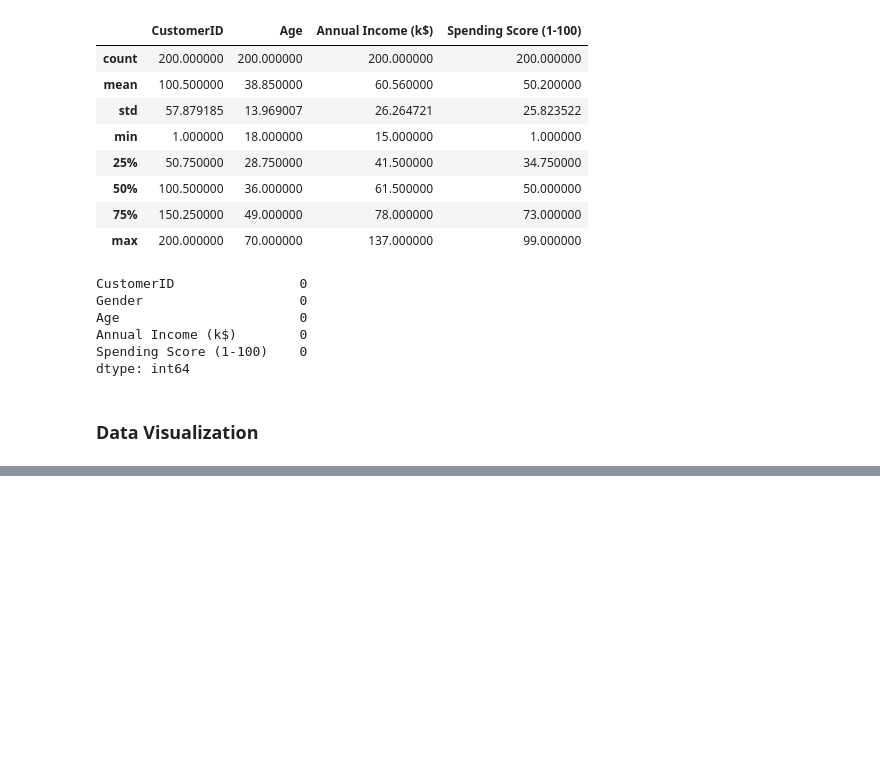
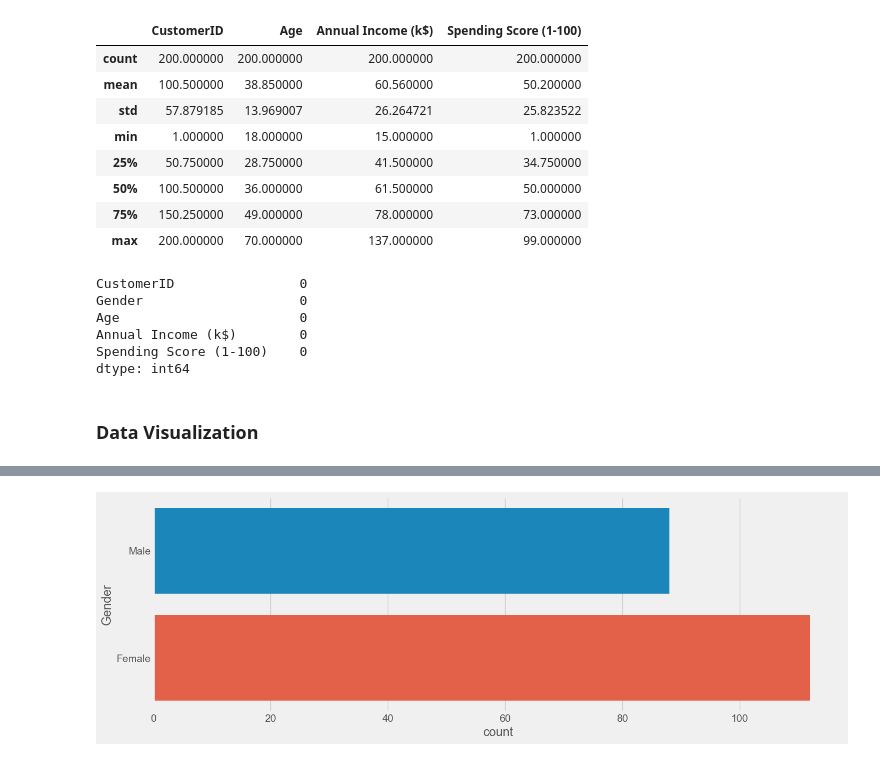
Before and after one commit to itsVarun20/Mall-Customers-Segmentation-Analysis, a Jupyter notebook: Mall_Customer_Segmentation_Analysis.ipynb, the cells around one changed output, grey strips where cells are left out. Drawn from its saved outputs; the diff is of its cells as text; code cells hidden in the pictures; blank space fills up the shorter version.

```diff
--- a/Mall_Customer_Segmentation_Analysis.ipynb
+++ b/Mall_Customer_Segmentation_Analysis.ipynb
@@ -74,0 +91,8 @@ df.
+# %%
+# Plotting Gender count
+
+plt.figure(figsize=(15,5))
+sns.countplot(y = 'Gender', data = df)
+plt.show()
+# %% [output]
+[figure, added]
```
Also changed, not shown: parts of 8 cells of this notebook.
